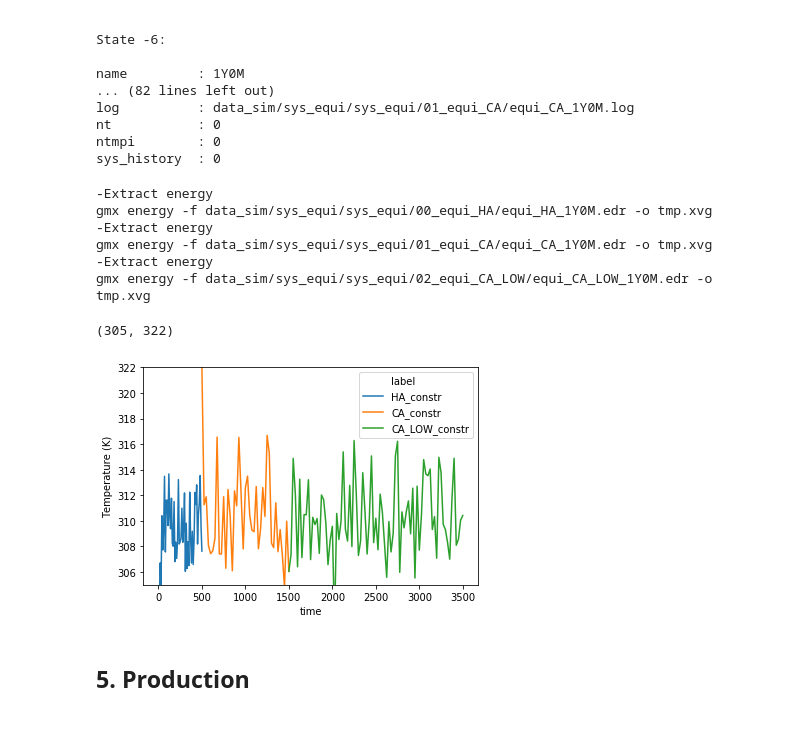
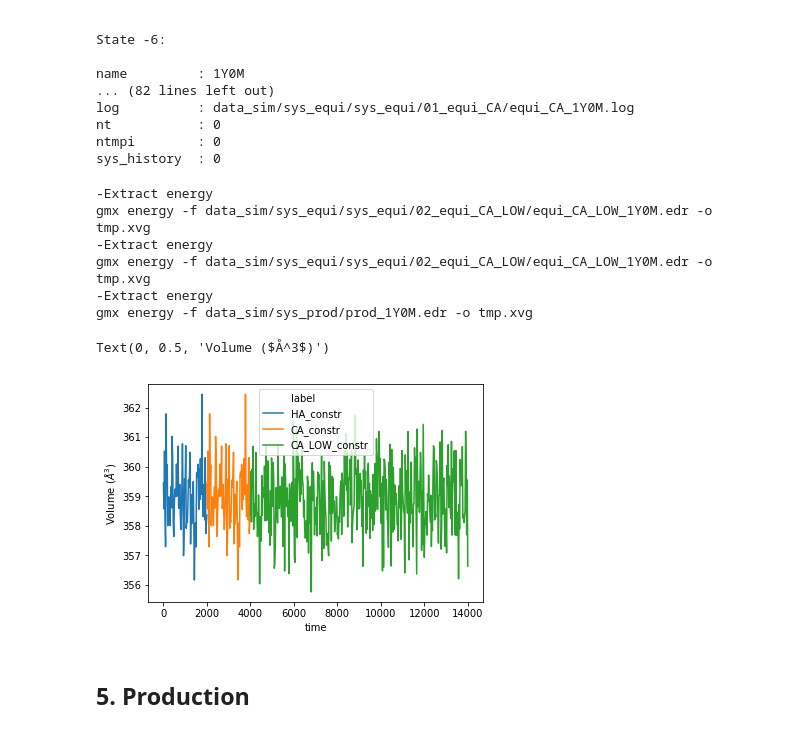
Before and after one commit to samuelmurail/gromacs_py, a Jupyter notebook: gromacs_py/doc/notebook/00_basic_example.ipynb, the cells around one changed output. Drawn from its saved outputs; the diff is of its cells as text; code cells hidden in the pictures.

```diff
--- a/gromacs_py/doc/notebook/00_basic_example.ipynb
+++ b/gromacs_py/doc/notebook/00_basic_example.ipynb
@@ -222,9 +220,9 @@ nt           : 0
 ntmpi        : 0
 sys_history  : 0
 # %%
-ener_pd_1 = md_sys.sys_history[-2].get_ener(selection_list=['Temp'])
-ener_pd_2 = md_sys.sys_history[-1].get_ener(selection_list=['Temp'])
-ener_pd_3 = md_sys.get_ener(selection_list=['Temp'])
+ener_pd_1 = md_sys.sys_history[-2].get_ener(selection_list=['Volume'])
+ener_pd_2 = md_sys.sys_history[-1].get_ener(selection_list=['Volume'])
+ener_pd_3 = md_sys.get_ener(selection_list=['Volume'])
 
 ener_pd_1['label'] = 'HA_constr'
 ener_pd_2['label'] = 'CA_constr'
@@ -234,22 +232,22 @@ ener_pd_3.time = ener_pd_3.time + ener_pd_2.time.max()
 
 ener_pd = pd.concat([ener_pd_1, ener_pd_2, ener_pd_3])
 # %% [output]
--Extract energy
-gmx energy -f data_sim/sys_equi/sys_equi/00_equi_HA/equi_HA_1Y0M.edr -o tmp.xvg
--Extract energy
-gmx energy -f data_sim/sys_equi/sys_equi/01_equi_CA/equi_CA_1Y0M.edr -o tmp.xvg
 -Extract energy
 gmx energy -f data_sim/sys_equi/sys_equi/02_equi_CA_LOW/equi_CA_LOW_1Y0M.edr -o tmp.xvg
+-Extract energy
+gmx energy -f data_sim/sys_equi/sys_equi/02_equi_CA_LOW/equi_CA_LOW_1Y0M.edr -o tmp.xvg
+-Extract energy
+gmx energy -f data_sim/sys_prod/prod_1Y0M.edr -o tmp.xvg
 # %%
-ax = sns.lineplot(x="time", y="Temperature",
+ax = sns.lineplot(x="time", y="Volume",
                   hue="label",
                   data=ener_pd)
 
 ax.set_xlabel('time')
-ax.set_ylabel('Temperature (K)')
-ax.set_ylim(305, 322)
+ax.set_ylabel('Volume ($Å^3$)')
+#ax.set_ylim(305, 322)
 # %% [output]
-(305, 322)
+Text(0, 0.5, 'Volume ($Å^3$)')
-[figure, old version]
+[figure, new version]
 # %% [markdown]
 ## 5. Production
```
Also changed, not shown: parts of 10 cells of this notebook.
